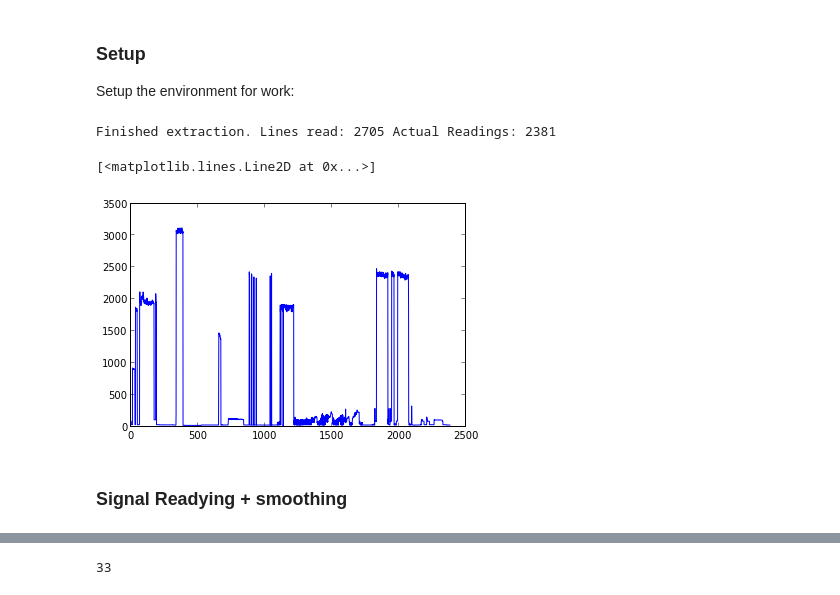
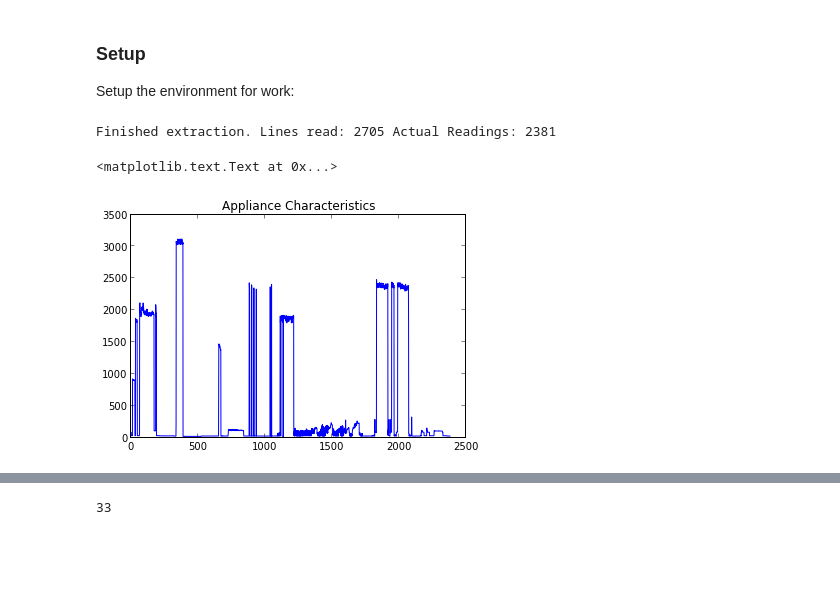
Before and after one commit to arachnegl/CC_Project, a Jupyter notebook: Disaggregation/convolution demo.ipynb, the cells around one changed output, grey strips where cells are left out. Saved outputs shown, nothing was run; the diff lists cells and outputs as text; code cells hidden in the pictures; blank space fills up the shorter version.

```diff
--- a/Disaggregation/convolution demo.ipynb
+++ b/Disaggregation/convolution demo.ipynb
@@ -5,17 +5,16 @@ Setup the environment for work:
 # %%
 # import extract  # raises an error due to bug in Notebook (I think)
 %run extract   # workaround
 
 import matplotlib.pyplot as plt
 import numpy as np
 
 rawAppReadings = extractValues('appliance_study_data.csv')
 rawAppWatts = [int(x[1]) for x in rawAppReadings]
 
-matplotlib.pyplot.plot(rawAppWatts)
+plt.plot(rawAppWatts)
+plt.title('Appliance Characteristics')
 # %% [output]
 Finished extraction. Lines read: 2705 Actual Readings: 2381
-[<matplotlib.lines.Line2D at 0x...>]
+<matplotlib.text.Text at 0x...>
-[figure, old version]
+[figure, new version]
-# %% [markdown]
-### Signal Readying + smoothing
```
Also changed, not shown: parts of 4 cells of this notebook.
